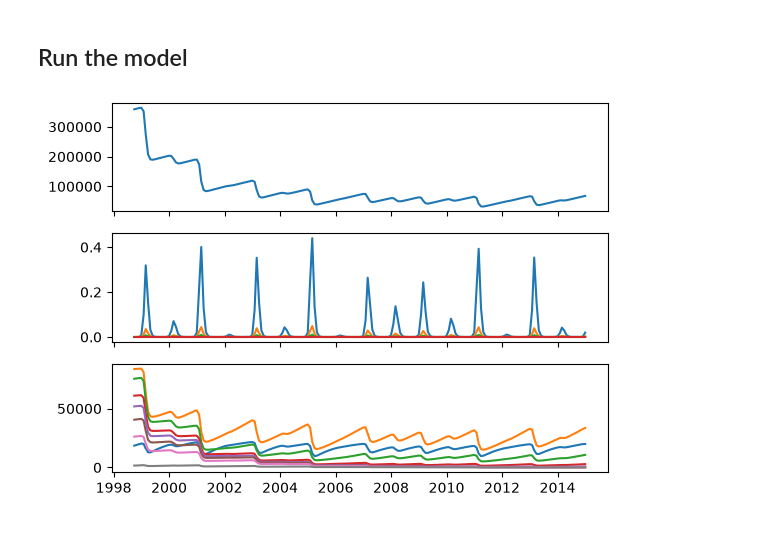
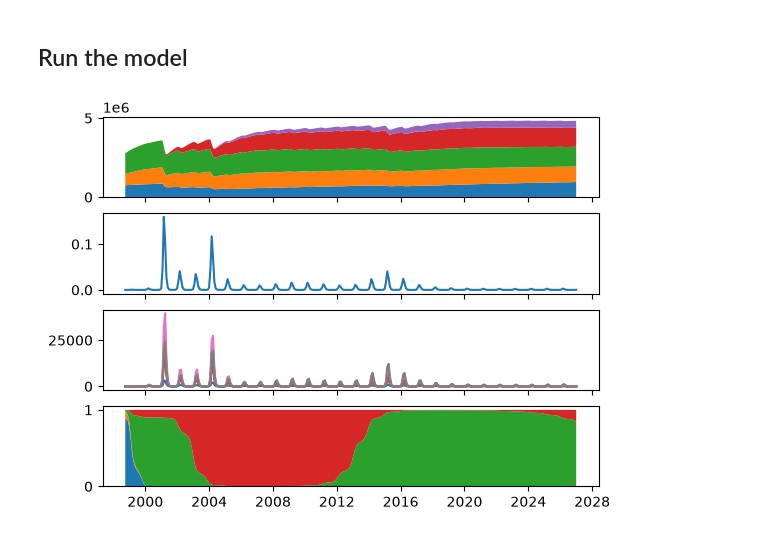
Before and after one commit to twallema/DENV-serotype-imputation, a Jupyter notebook: scripts/transmission-model/test_new_transmission_model.ipynb, the cells around one changed output. Cells and saved outputs as stored; diff of their text form; code cells hidden in the pictures.

```diff
--- a/scripts/transmission-model/test_new_transmission_model.ipynb
+++ b/scripts/transmission-model/test_new_transmission_model.ipynb
@@ -586,11 +593,12 @@ def batch_jax_single(gamma, omega,
 # %% [markdown]
 ## Run the model
 # %%
-stepsize = 0.5
+stepsize = 0.25
 assert ((stepsize > 0) & (stepsize <= 0.5)), "`stepsize` must be in interval )0, 0.5]"
 ts = jnp.arange(n_months)
 gamma = 0.5
 omega = 18
+kappa = jnp.ones([n_munis, n_age_groups, 4, n_serotypes]) # (cluster, age_group, infection_degree, serotype)
 # %%
 sol = batch_jax_single(
     gamma, omega,
@@ -621,6 +640,7 @@ lambda_t = beta_monthly.T[..., None] * I_per_sero / N[..., None] # force of infe
 # %%
 simout = xr.Dataset(
     {
+        # model states and incidences
         "S": (
             ["CD_MUN", "date", "age_group", "S_disease_state"],
             S,
@@ -641,10 +661,33 @@ simout = xr.Dataset(
             ["CD_MUN", "date", "age_group", "IP_disease_state"],
             dI_hom
         ),
+        # expanded states
+        "S_expanded": (
+            ["date", "CD_MUN", "age_group", "n_prior_het_infections", "serotype", "infection_type"],
+            S_expanded,
+        ),
+        "dI_expanded": (
+            ["date", "CD_MUN", "age_group", "n_het_infections", "serotype", "infection_type"],
+            dI_expanded,
+        ),
+        # latent derived states
         "lambda_t": (
             ["CD_MUN", "date", "serotype"],
             lambda_t
-        )
+        ),
+        "p_true": (
+            ["CD_MUN", "date", "serotype"],
+            p_true
+        ),
+        # observations
+        "dI_obs": (
+            ["date", "CD_MUN", "age_group"],
+            dI_obs
+        ),
+        "p_obs": (
+            ["date", "CD_MUN", "serotype"],
+            p_obs
+        ),
     },
     coords={
         "CD_MUN": included_munis,
@@ -652,17 +695,20 @@ simout = xr.Dataset(
         "age_group": labels,
         "S_disease_state": S_mapping["name"],
         "IP_disease_state": IP_mapping["name"],
-        "serotype": [1,2,3,4]
+        "serotype": [1,2,3,4],
+        "n_prior_het_infections": [0, 1, 2, 3, 4],
+        "n_het_infections": [1, 2, 3, 4],
+        "infection_type": ['hom','het']
     },
 )
 # %%
-fig,ax = plt.subplots(nrows=3, ncols=1, sharex=True)
+fig,ax = plt.subplots(nrows=4, ncols=1, sharex=True)
 
-ax[0].plot(simout.date, simout["S"].sum(dim="age_group").sel(S_disease_state="S^0_1234").sel(CD_MUN=2611606))
-ax[1].plot(simout.date, simout["lambda_t"].sel(CD_MUN=2611606))
-ax[2].plot(simout.date, simout["S"].sel(CD_MUN=2611606).sel(S_disease_state="S^0_1234"))
-
+ax[0].stackplot(simout.date, np.transpose(simout["S_expanded"].sum(dim=["age_group", "serotype", "infection_type"]).sel(CD_MUN=2611606).values))
+ax[1].plot(simout.date, simout["lambda_t"].sel(CD_MUN=2611606).sum(dim='serotype'))
+ax[2].plot(simout.date, simout["dI_obs"].sel(CD_MUN=2611606))
+ax[3].stackplot(simout.date, np.transpose(simout["p_true"].sel(CD_MUN=2611606).values))
 plt.show()
 plt.close()
 # %% [output]
-[figure, old version]
+[figure, new version]
```
Also changed, not shown: parts of 10 cells of this notebook.
